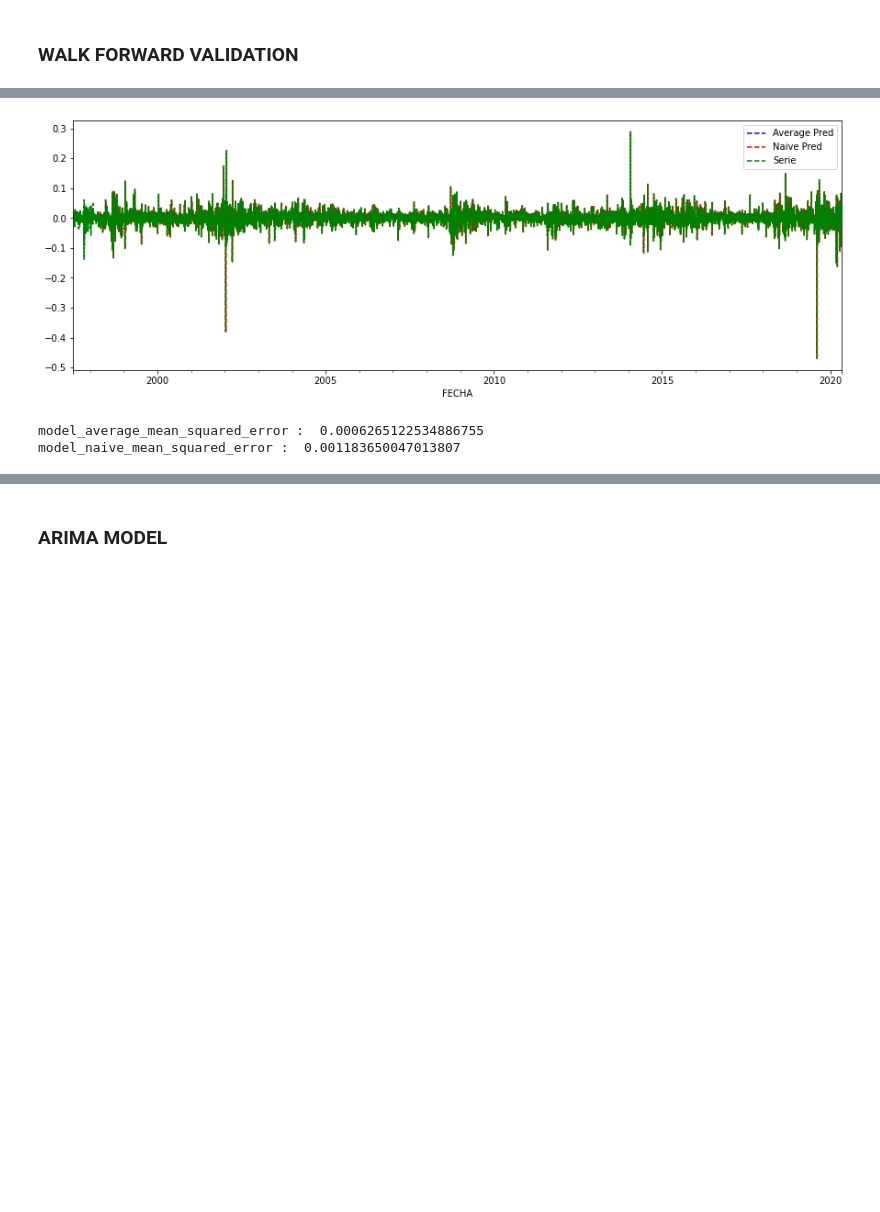
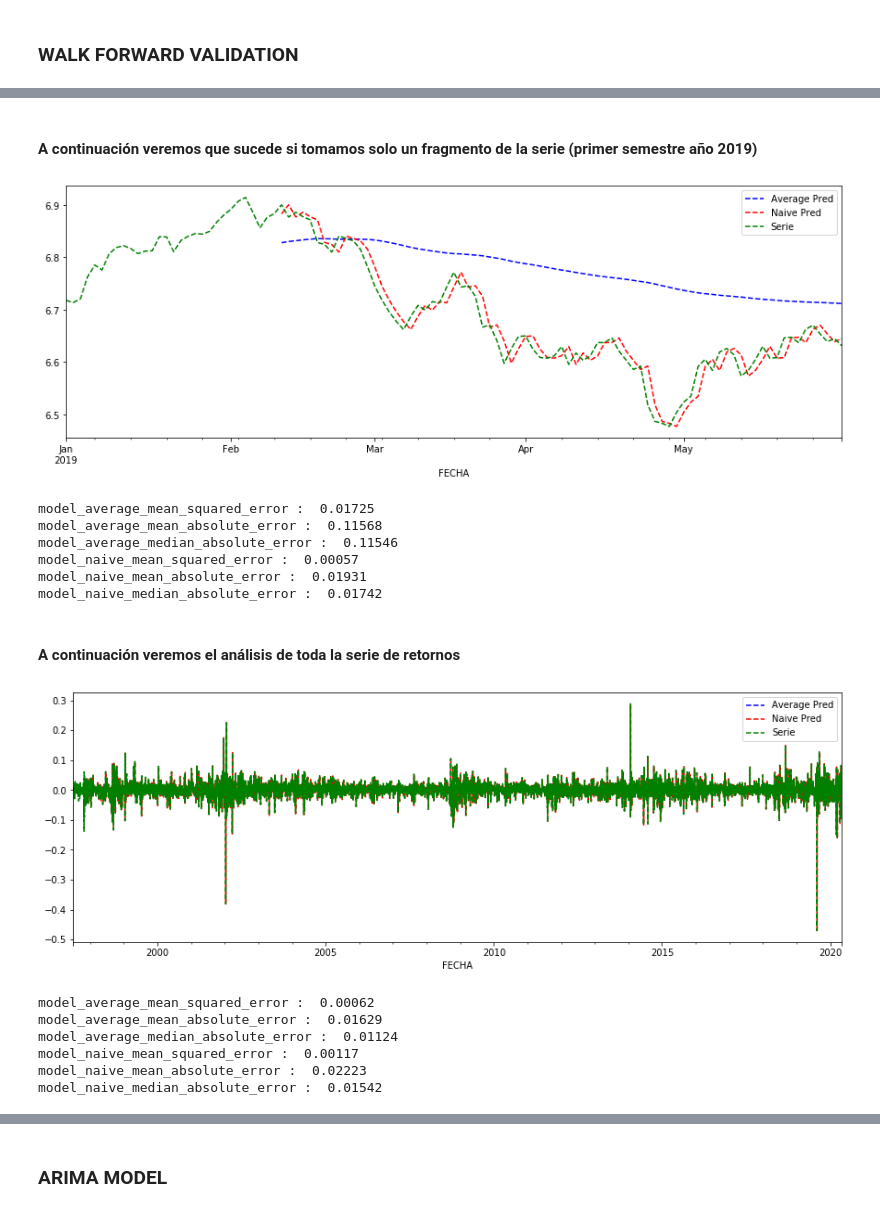
Before and after one commit to Martin317/mentoria-prediccion-indices-financieros, a Jupyter notebook: TP3IntroduccionML/EnunciadoTP3IntroML.ipynb, the cells around one changed output, grey strips where cells are left out. Saved outputs shown, nothing was run; the diff lists cells and outputs as text; code cells hidden in the pictures; blank space fills up the shorter version.

```diff
--- a/TP3IntroduccionML/EnunciadoTP3IntroML.ipynb
+++ b/TP3IntroduccionML/EnunciadoTP3IntroML.ipynb
@@ -330,13 +363,40 @@ model_naive_mean_squared_error :  0.000671336898548517
+# %% [markdown]
+#### A continuación veremos que sucede si tomamos solo un fragmento de la serie (primer semestre año 2019)
+# %%
+# Create a wfcv
+wfcv = WalkForwardValidation(df_ln['2019-01-01':'2019-06-01'], metrics)
+
+# Generate predictions
+wfcv.predict(model_average, 'MERV', n_train=30)
+wfcv.predict(model_naive, 'MERV', n_train=30)
+
+
+# Plot results
+plot_config = [
+        {'name': 'MERV_model_average', 'label': 'Average Pred', 'ls': '--', 'color': 'blue'},
+        {'name': 'MERV_model_naive', 'label': 'Naive Pred', 'ls': '--', 'color': 'red'}
+]
+wfcv.plot_results(plot_config, plot_col='MERV')
+
+# Show metrics
+wfcv.print_metrics()
+# %% [output]
+[figure, added]
+model_average_mean_squared_error :  0.01725
+model_average_mean_absolute_error :  0.11568
+model_average_median_absolute_error :  0.11546
+model_naive_mean_squared_error :  0.00057
+model_naive_mean_absolute_error :  0.01931
+model_naive_median_absolute_error :  0.01742
+# %% [markdown]
+#### A continuación veremos el análisis de toda la serie de retornos
 # %%
-# Define the metrics to be used
-metrics = [mean_squared_error]
-
 # Create a wfcv
 wfcv = WalkForwardValidation(df_ret, metrics)
 
 # Generate predictions
-wfcv.predict(model_average, 'MERV', n_train=200)
-wfcv.predict(model_naive, 'MERV', n_train=200)
+wfcv.predict(model_average, 'MERV', n_train=100)
+wfcv.predict(model_naive, 'MERV', n_train=100)
 
 
 # Plot results
@@ -350,5 +410,9 @@ wfcv.plot_results(plot_config, plot_col='MERV')
 wfcv.print_metrics()
 # %% [output]
 [figure]
-model_average_mean_squared_error :  0.0006265122534886755
-model_naive_mean_squared_error :  0.001183650047013807
+model_average_mean_squared_error :  0.00062
+model_average_mean_absolute_error :  0.01629
+model_average_median_absolute_error :  0.01124
+model_naive_mean_squared_error :  0.00117
+model_naive_mean_absolute_error :  0.02223
+model_naive_median_absolute_error :  0.01542
```
Also changed, not shown: parts of 19 cells of this notebook.
